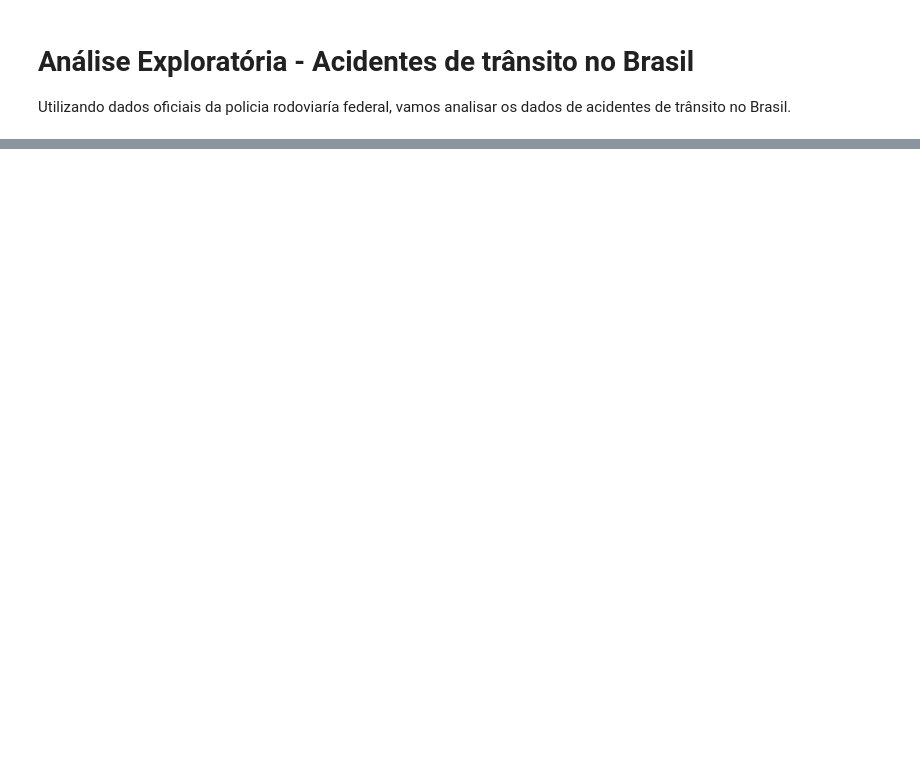
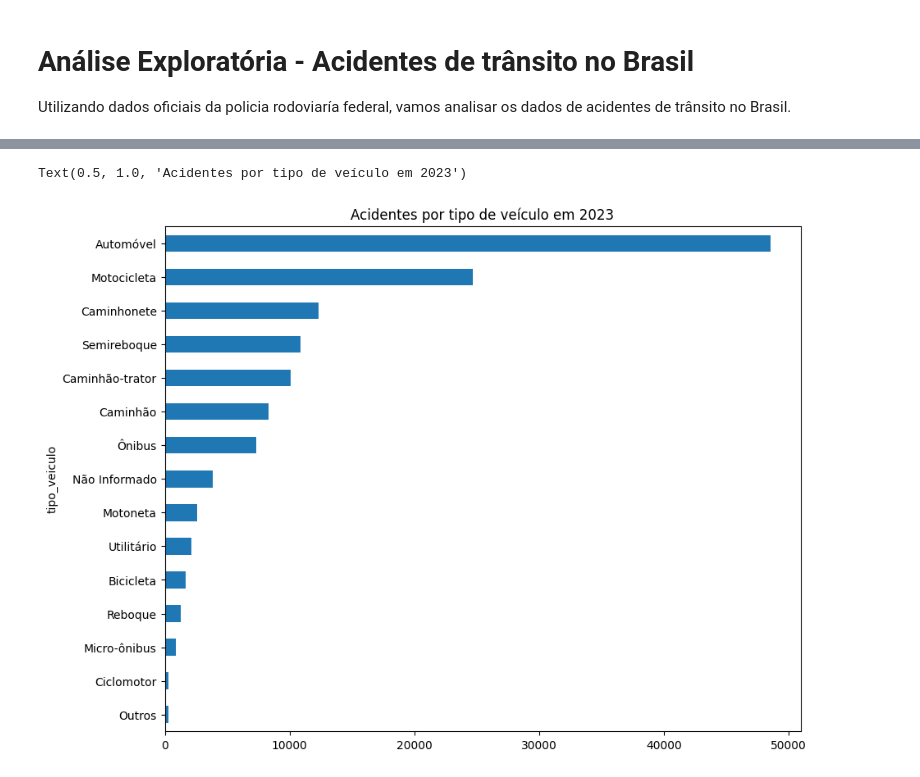
Before and after one commit to yotta0/Projeto-Big-Data, a Jupyter notebook: aed_e_ml.ipynb, the cells around one changed output, grey strips where cells are left out. Cells and saved outputs as stored; diff of their text form; code cells hidden in the pictures; blank space fills up the shorter version.

```diff
--- a/aed_e_ml.ipynb
+++ b/aed_e_ml.ipynb
@@ -76,0 +75,10 @@ TypeError: agg function failed [how->mean,dtype->object]
+# %%
+acidentes_por_veiculo = df['tipo_veiculo'].value_counts()
+acidentes_por_veiculo = acidentes_por_veiculo.dropna()
+acidentes_por_veiculo = acidentes_por_veiculo[acidentes_por_veiculo > 150]
+acidentes_por_veiculo = acidentes_por_veiculo.sort_values(ascending=True)
+acidentes_por_veiculo.plot(kind='barh', figsize=(10, 8))
+plt.title('Acidentes por tipo de veículo em 2023')
+# %% [output]
+Text(0.5, 1.0, 'Acidentes por tipo de veículo em 2023')
+[figure, added]
```
Also changed, not shown: parts of 13 cells of this notebook.
